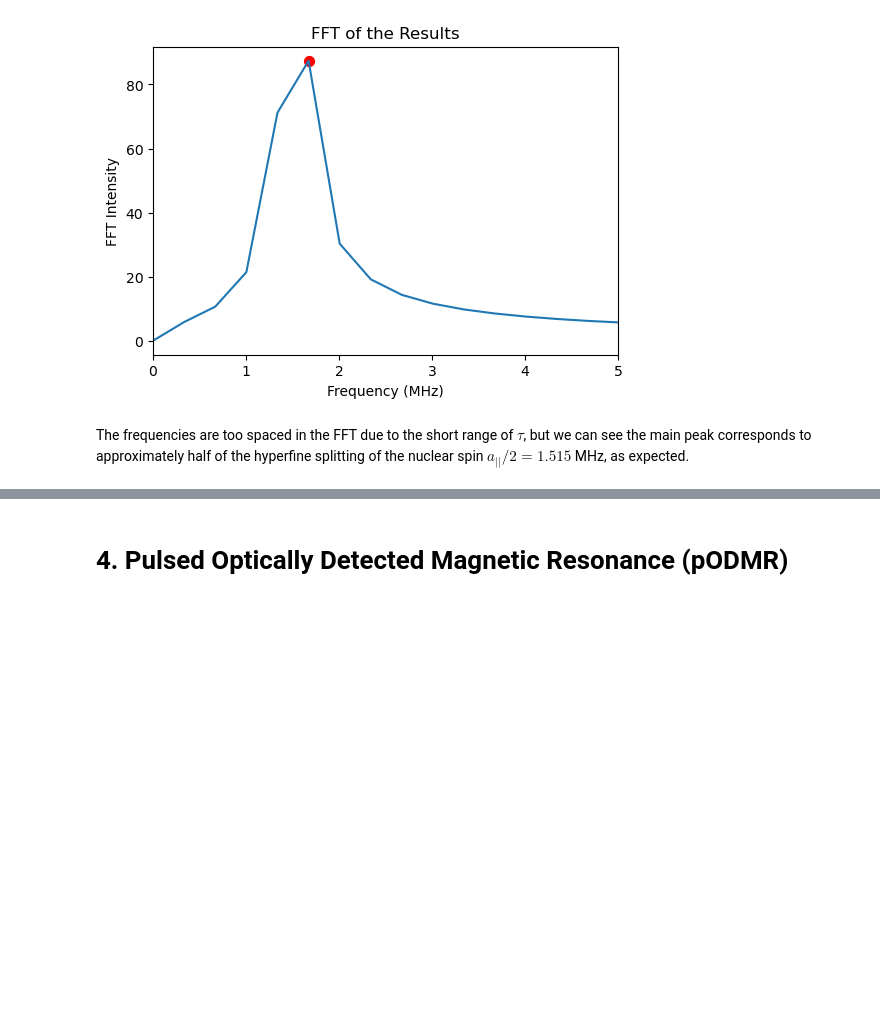
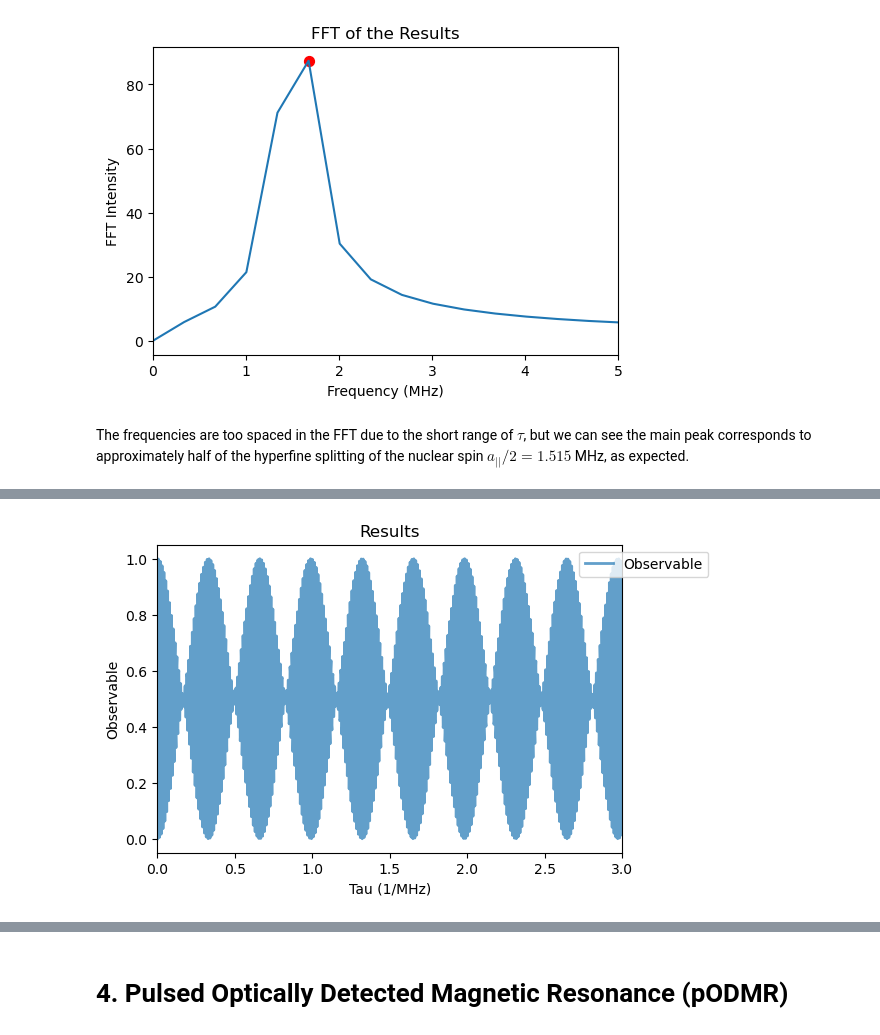
Before and after one commit to QISS-HZB/QuaCCAToo, a Jupyter notebook: docs/tutorials/02_NV_Ramsey_PODMR.ipynb, the cells around one changed output, grey strips where cells are left out. Saved outputs shown, nothing was run; the diff lists cells and outputs as text; code cells hidden in the pictures; blank space fills up the shorter version.

```diff
--- a/docs/tutorials/02_NV_Ramsey_PODMR.ipynb
+++ b/docs/tutorials/02_NV_Ramsey_PODMR.ipynb
@@ -198,0 +217,14 @@ The frequencies are too spaced in the FFT due to the short range of $\tau$, but
+# %%
+Rx = tensor(Qobj([[1, 0, 0], [0, 0, 1], [0, 1, 0]]), qeye(2))
+
+ramsey_delta_sim = Ramsey(
+    free_duration = np.linspace(0, 3, 1000),
+    system = qsys_2,
+    pi_pulse_duration = 0,
+    Rx = Rx,
+)
+
+ramsey_delta_sim.run()
+Analysis(ramsey_delta_sim).plot_results()
+# %% [output]
+[figure, added]
```
Also changed, not shown: parts of 7 cells of this notebook, 5 other files.
